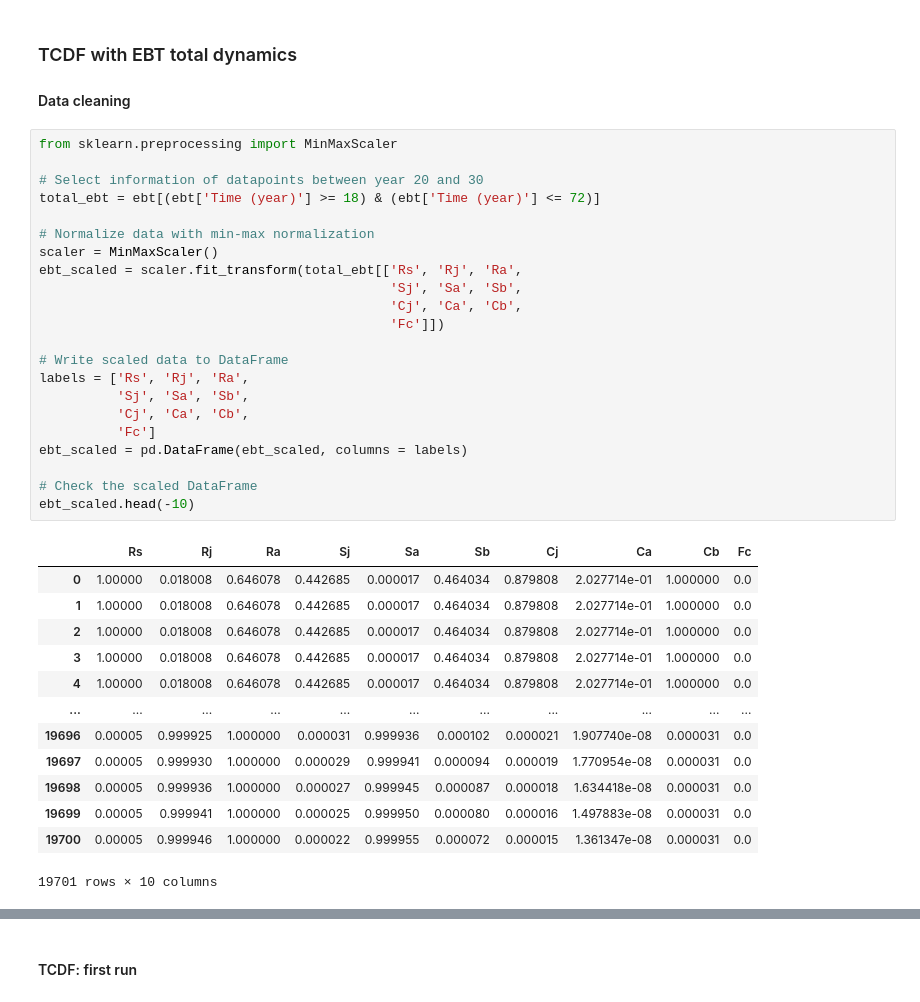
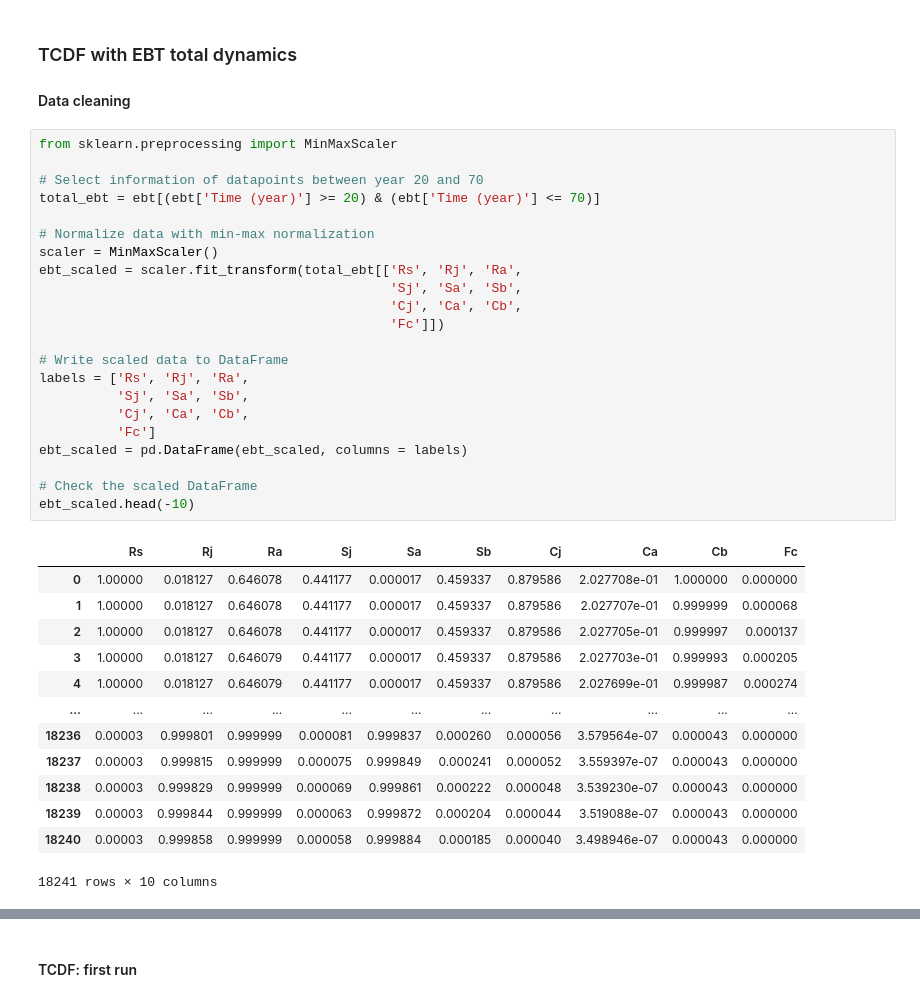
Before and after one commit to roosdraaijer/thesis, a Jupyter notebook: MSc Thesis 1.ipynb, the cells around one changed output, grey strips where cells are left out. Cells and saved outputs as stored; diff of their text form.

```diff
--- a/MSc Thesis 1.ipynb
+++ b/MSc Thesis 1.ipynb
@@ -811,36 +845,36 @@ There seems to be big differences in performance and loss when changing the seed
 # %%
 from sklearn.preprocessing import MinMaxScaler
 
-# Select information of datapoints between year 20 and 30
-total_ebt = ebt[(ebt['Time (year)'] >= 18) & (ebt['Time (year)'] <= 72)]
+# Select information of datapoints between year 20 and 70
+total_ebt = ebt[(ebt['Time (year)'] >= 20) & (ebt['Time (year)'] <= 70)]
 
 # Normalize data with min-max normalization
 scaler = MinMaxScaler()
 ebt_scaled = scaler.fit_transform(total_ebt[['Rs', 'Rj', 'Ra',
                                              'Sj', 'Sa', 'Sb',
                                              'Cj', 'Ca', 'Cb',
                                              'Fc']])
 
 # Write scaled data to DataFrame
 labels = ['Rs', 'Rj', 'Ra',
           'Sj', 'Sa', 'Sb',
           'Cj', 'Ca', 'Cb',
           'Fc']
 ebt_scaled = pd.DataFrame(ebt_scaled, columns = labels)
 
 # Check the scaled DataFrame
 ebt_scaled.head(-10)
 # %% [output]
 |  | Rs | Rj | Ra | Sj | Sa | Sb | Cj | Ca | Cb | Fc |
-| 0 | 1.00000 | 0.018008 | 0.646078 | 0.442685 | 0.000017 | 0.464034 | 0.879808 | 2.027714e-01 | 1.000000 | 0.0 |
-| 1 | 1.00000 | 0.018008 | 0.646078 | 0.442685 | 0.000017 | 0.464034 | 0.879808 | 2.027714e-01 | 1.000000 | 0.0 |
-| 2 | 1.00000 | 0.018008 | 0.646078 | 0.442685 | 0.000017 | 0.464034 | 0.879808 | 2.027714e-01 | 1.000000 | 0.0 |
-| 3 | 1.00000 | 0.018008 | 0.646078 | 0.442685 | 0.000017 | 0.464034 | 0.879808 | 2.027714e-01 | 1.000000 | 0.0 |
-| 4 | 1.00000 | 0.018008 | 0.646078 | 0.442685 | 0.000017 | 0.464034 | 0.879808 | 2.027714e-01 | 1.000000 | 0.0 |
+| 0 | 1.00000 | 0.018127 | 0.646078 | 0.441177 | 0.000017 | 0.459337 | 0.879586 | 2.027708e-01 | 1.000000 | 0.000000 |
+| 1 | 1.00000 | 0.018127 | 0.646078 | 0.441177 | 0.000017 | 0.459337 | 0.879586 | 2.027707e-01 | 0.999999 | 0.000068 |
+| 2 | 1.00000 | 0.018127 | 0.646078 | 0.441177 | 0.000017 | 0.459337 | 0.879586 | 2.027705e-01 | 0.999997 | 0.000137 |
+| 3 | 1.00000 | 0.018127 | 0.646079 | 0.441177 | 0.000017 | 0.459337 | 0.879586 | 2.027703e-01 | 0.999993 | 0.000205 |
+| 4 | 1.00000 | 0.018127 | 0.646079 | 0.441177 | 0.000017 | 0.459337 | 0.879586 | 2.027699e-01 | 0.999987 | 0.000274 |
 | ... | ... | ... | ... | ... | ... | ... | ... | ... | ... | ... |
-| 19696 | 0.00005 | 0.999925 | 1.000000 | 0.000031 | 0.999936 | 0.000102 | 0.000021 | 1.907740e-08 | 0.000031 | 0.0 |
-| 19697 | 0.00005 | 0.999930 | 1.000000 | 0.000029 | 0.999941 | 0.000094 | 0.000019 | 1.770954e-08 | 0.000031 | 0.0 |
-| 19698 | 0.00005 | 0.999936 | 1.000000 | 0.000027 | 0.999945 | 0.000087 | 0.000018 | 1.634418e-08 | 0.000031 | 0.0 |
-| 19699 | 0.00005 | 0.999941 | 1.000000 | 0.000025 | 0.999950 | 0.000080 | 0.000016 | 1.497883e-08 | 0.000031 | 0.0 |
-| 19700 | 0.00005 | 0.999946 | 1.000000 | 0.000022 | 0.999955 | 0.000072 | 0.000015 | 1.361347e-08 | 0.000031 | 0.0 |
+| 18236 | 0.00003 | 0.999801 | 0.999999 | 0.000081 | 0.999837 | 0.000260 | 0.000056 | 3.579564e-07 | 0.000043 | 0.000000 |
+| 18237 | 0.00003 | 0.999815 | 0.999999 | 0.000075 | 0.999849 | 0.000241 | 0.000052 | 3.559397e-07 | 0.000043 | 0.000000 |
+| 18238 | 0.00003 | 0.999829 | 0.999999 | 0.000069 | 0.999861 | 0.000222 | 0.000048 | 3.539230e-07 | 0.000043 | 0.000000 |
+| 18239 | 0.00003 | 0.999844 | 0.999999 | 0.000063 | 0.999872 | 0.000204 | 0.000044 | 3.519088e-07 | 0.000043 | 0.000000 |
+| 18240 | 0.00003 | 0.999858 | 0.999999 | 0.000058 | 0.999884 | 0.000185 | 0.000040 | 3.498946e-07 | 0.000043 | 0.000000 |
-19701 rows × 10 columns
+18241 rows × 10 columns
```
Also changed, not shown: parts of 73 cells of this notebook, 10 other files.
